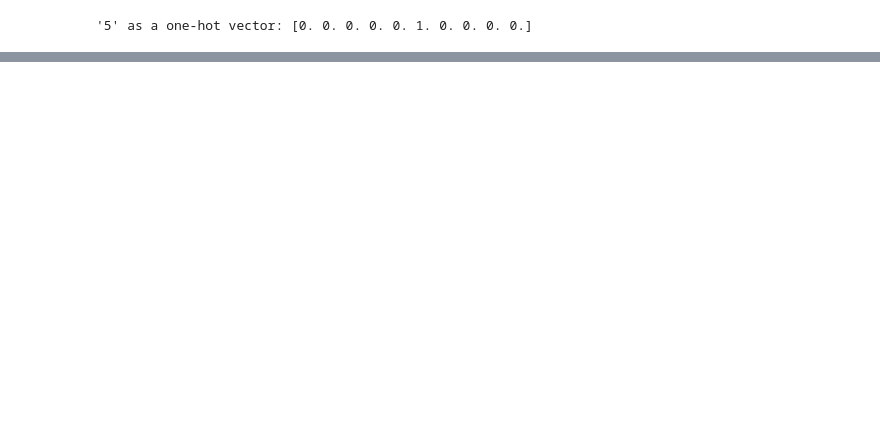
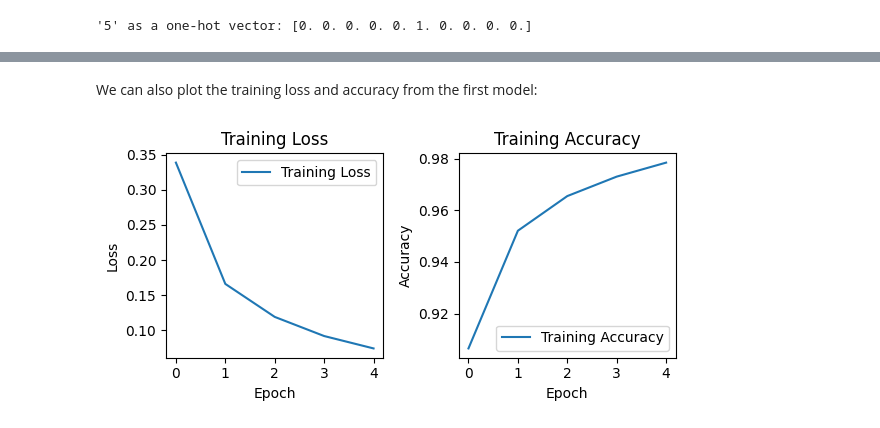
Before and after one commit to keeley1/mnist-model, a Jupyter notebook: coursework_one_mnist.ipynb, the cells around one changed output, grey strips where cells are left out. Cells and saved outputs as stored; diff of their text form; code cells hidden in the pictures; blank space fills up the shorter version.

Commit message:
finishing mnist model

```diff
--- a/coursework_one_mnist.ipynb
+++ b/coursework_one_mnist.ipynb
@@ -171,0 +173,13 @@ print(decoded_orig_label)
+# %%
+# lets train the model
+model_one = tf.keras.models.Sequential()
+model_one.add(tf.keras.layers.Dense(128, activation='relu', input_shape=(28 * 28,)))
+model_one.add(tf.keras.layers.Dense(10, activation='softmax'))
+
+model_one.compile(
+    loss='categorical_crossentropy',
+    optimizer='rmsprop',
+    metrics=['accuracy']
+)
+
+model_one_history = model_one.fit(train_images, train_labels, epochs = 5, batch_size = 128)
@@ -171,0 +259,24 @@ print(decoded_orig_label)
+# %% [markdown]
+We can also plot the training loss and accuracy from the first model:
+# %%
+# plot training loss
+plt.figure(figsize=(6, 3))
+plt.subplot(1, 2, 1)
+plt.plot(model_one_history.history['loss'], label='Training Loss')
+plt.title('Training Loss')
+plt.xlabel('Epoch')
+plt.ylabel('Loss')
+plt.legend()
+
+# plot training accuracy
+plt.subplot(1, 2, 2)
+plt.plot(model_one_history.history['accuracy'], label='Training Accuracy')
+plt.title('Training Accuracy')
+plt.xlabel('Epoch')
+plt.ylabel('Accuracy')
+plt.legend()
+
+plt.tight_layout()
+plt.show()
+# %% [output]
+[figure, added]
```
Also changed, not shown: parts of 132 cells of this notebook.
